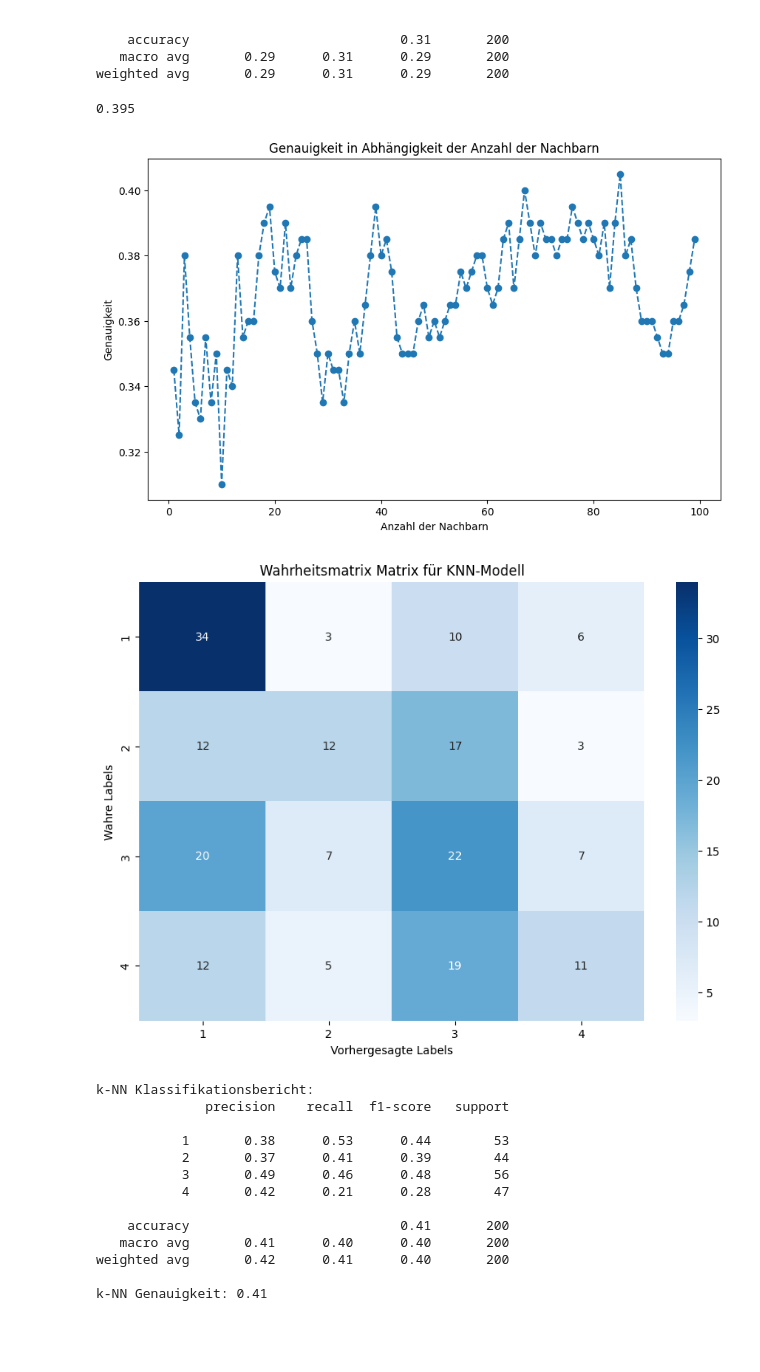
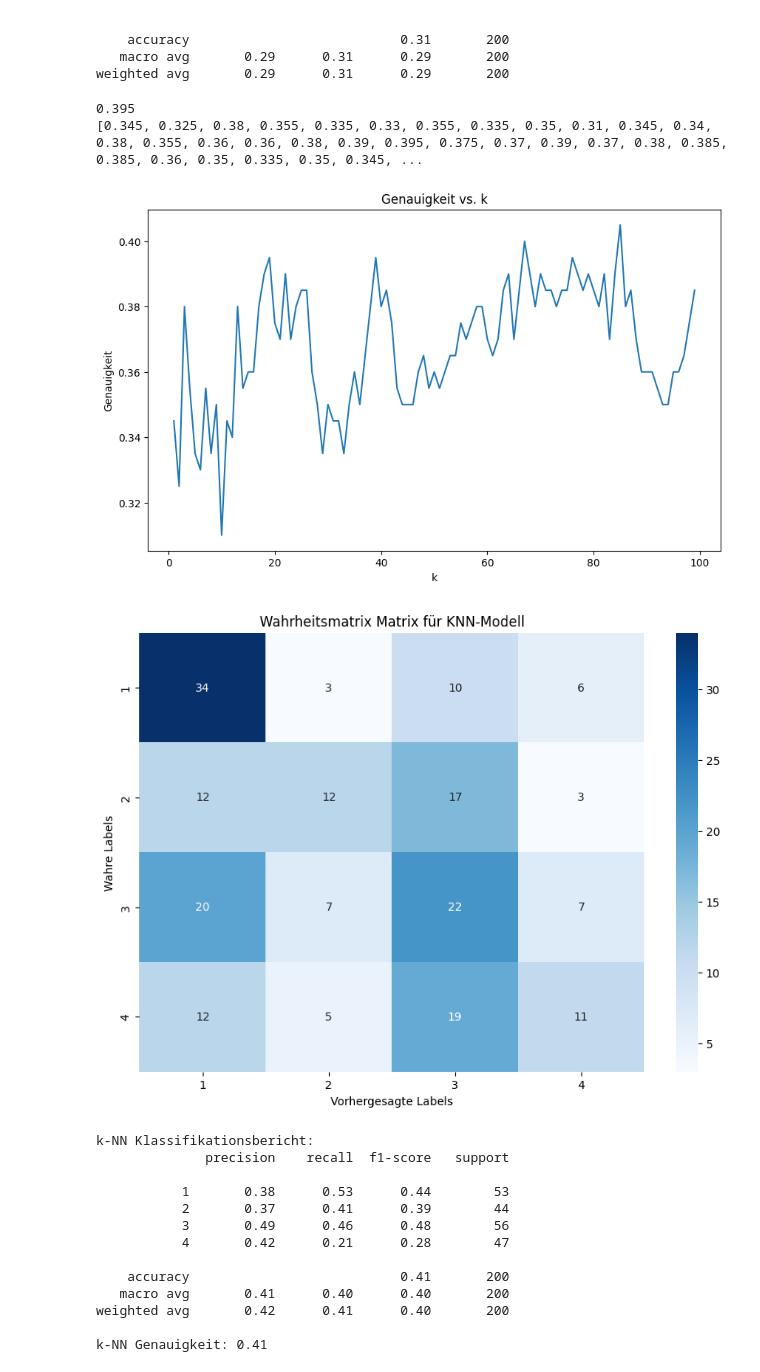
Before and after one commit to AdrianoF03/Projekt-Big-Data-Analytics, a Jupyter notebook: telefonkunden.ipynb, the cells around one changed output. Cells and saved outputs as stored; diff of their text form; code cells hidden in the pictures; blank space fills up the shorter version.

Commit message:
Update telefonkunden.ipynb
Genauigkeit vs. k für optimiertes knn

```diff
--- a/telefonkunden.ipynb
+++ b/telefonkunden.ipynb
@@ -245,39 +245,55 @@ X_training, X_test, Y_training, Y_test = train_test_split(X, Y, test_size=0.2, r
 knn = KNeighborsClassifier(n_neighbors=19)  # Anzahl der Nachbarn
 vorhersage_scikit = knn.fit(X_training, Y_training)
 
 vorhersage_scikit = knn.predict(X_test)
 
 # Genauigkeit der Vorhersage
 print(accuracy_score(Y_test, vorhersage_scikit))
 
 # Berechnung der Genauigkeit für verschiedene Werte von n_neighbors
 scores = []
 for k in range(1, 100):
 	knn = KNeighborsClassifier(n_neighbors=k)
 	knn.fit(X_training, Y_training)
 	y_pred = knn.predict(X_test)
 	scores.append(accuracy_score(Y_test, y_pred))
 
+# Berechnung der Genauigkeit für verschiedene Werte von n_neighbors
+scores = []
+for k in range(1, 100):
+	knn = KNeighborsClassifier(n_neighbors=k)
+	knn.fit(X_training, Y_training)
+	y_pred = knn.predict(X_test)
+	scores.append(accuracy_score(Y_test, y_pred))
+
+# Ausgabe der Genauigkeits-Scores
+print(scores)
+
+# Dies kann man auch noch grafisch darstellen. Dafür brauchen wir die matplotlib als gute Bibliothek für Datenvisualisierung:
+import matplotlib.pyplot as plt
+
+# Wir definieren eine Bildgröße
 plt.figure(figsize=(10, 6))
-
-plt.plot(np.arange(1, 100), scores, marker='o', linestyle='dashed')
-
-plt.xlabel('Anzahl der Nachbarn')
+# Wir plotten auf der x-Achse von 1 bis 100 (also die k's die wir oben in der for-Schleife durchprobiert haben)
+plt.plot(range(1, 100), scores)
+# Wir beschriften noch die Achsen
+plt.title('Genauigkeit vs. k')
+plt.xlabel('k')
 plt.ylabel('Genauigkeit')
-plt.title('Genauigkeit in Abhängigkeit der Anzahl der Nachbarn')
 plt.show()
 
 # Wahrheits Matrix
 conf_matrix = confusion_matrix(Y_test, vorhersage_scikit)
 plt.figure(figsize=(10, 7))
 sns.heatmap(conf_matrix, annot=True, fmt='d', cmap='Blues', xticklabels=knn.classes_, yticklabels=knn.classes_)
 plt.xlabel('Vorhergesagte Labels')
 plt.ylabel('Wahre Labels')
 plt.title('Wahrheitsmatrix Matrix für KNN-Modell')
 plt.show()
 # %% [output]
 0.395
+[0.345, 0.325, 0.38, 0.355, 0.335, 0.33, 0.355, 0.335, 0.35, 0.31, 0.345, 0.34, 0.38, 0.355, 0.36, 0.36, 0.38, 0.39, 0.395, 0.375, 0.37, 0.39, 0.37, 0.38, 0.385, 0.385, 0.36, 0.35, 0.335, 0.35, 0.345, ...
-[figure, old version]
+[figure, new version]
 [figure]
 # %%
 import pandas as pd
```
